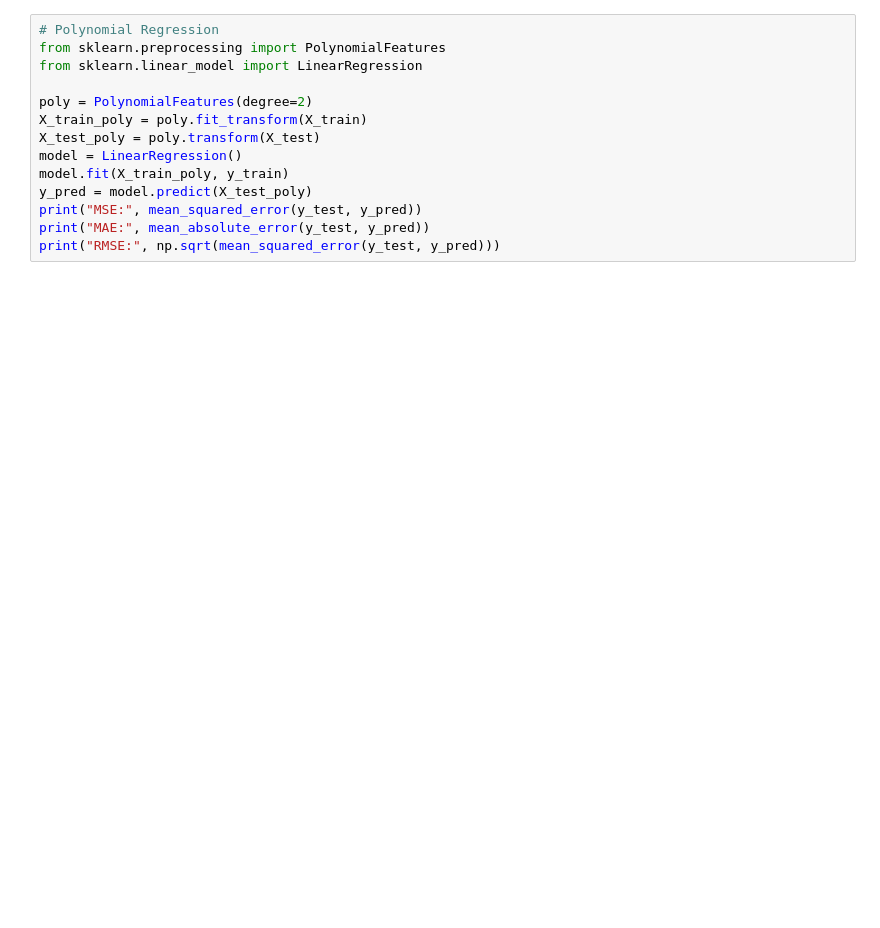
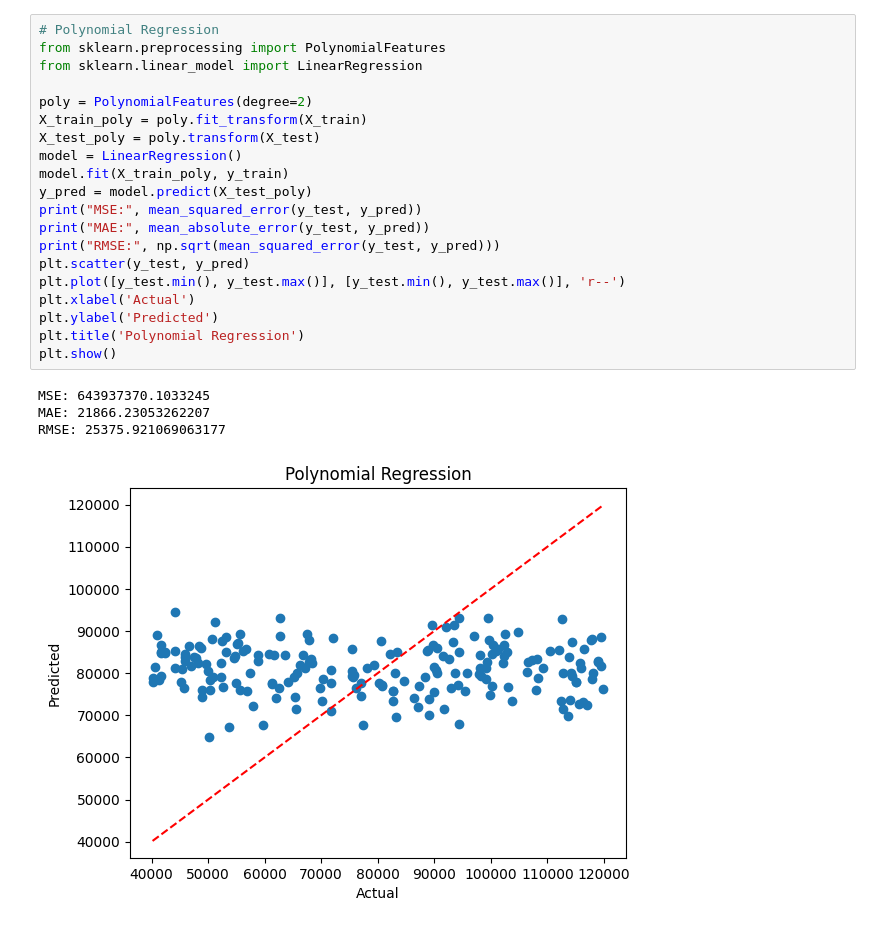
Before and after one commit to satyam06050/Advance-Programming-lab, a Jupyter notebook: LAB 10/solution.ipynb, the cells around one changed output. Saved outputs shown, nothing was run; the diff lists cells and outputs as text; blank space fills up the shorter version.

```diff
--- a/LAB 10/solution.ipynb
+++ b/LAB 10/solution.ipynb
@@ -26,17 +39,28 @@ print("RMSE:", np.sqrt(mean_squared_error(y_test, y_pred)))
 # %%
 # Polynomial Regression
 from sklearn.preprocessing import PolynomialFeatures
 from sklearn.linear_model import LinearRegression
 
 poly = PolynomialFeatures(degree=2)
 X_train_poly = poly.fit_transform(X_train)
 X_test_poly = poly.transform(X_test)
 model = LinearRegression()
 model.fit(X_train_poly, y_train)
 y_pred = model.predict(X_test_poly)
 print("MSE:", mean_squared_error(y_test, y_pred))
 print("MAE:", mean_absolute_error(y_test, y_pred))
 print("RMSE:", np.sqrt(mean_squared_error(y_test, y_pred)))
+plt.scatter(y_test, y_pred)
+plt.plot([y_test.min(), y_test.max()], [y_test.min(), y_test.max()], 'r--')
+plt.xlabel('Actual')
+plt.ylabel('Predicted')
+plt.title('Polynomial Regression')
+plt.show()
+# %% [output]
+MSE: 643937370.1033245
+MAE: 21866.23053262207
+RMSE: 25375.921069063177
+[figure, added]
 # %%
 # Stepwise Regression
 from sklearn.linear_model import LinearRegression
```
Also changed, not shown: parts of 10 cells of this notebook, 2 other files.
